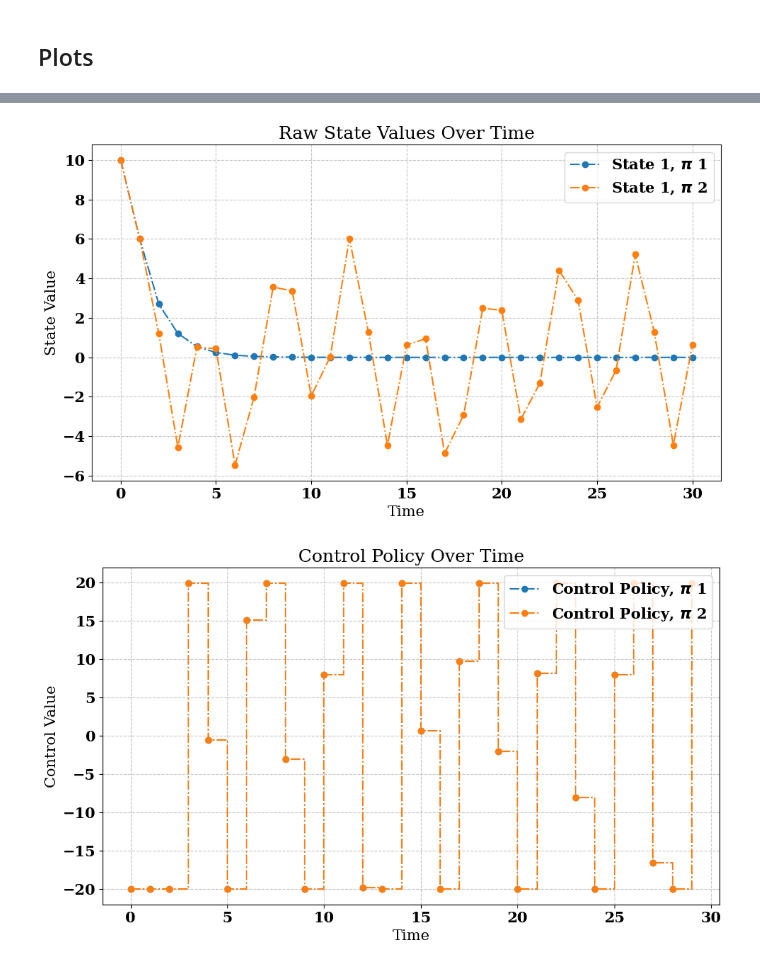
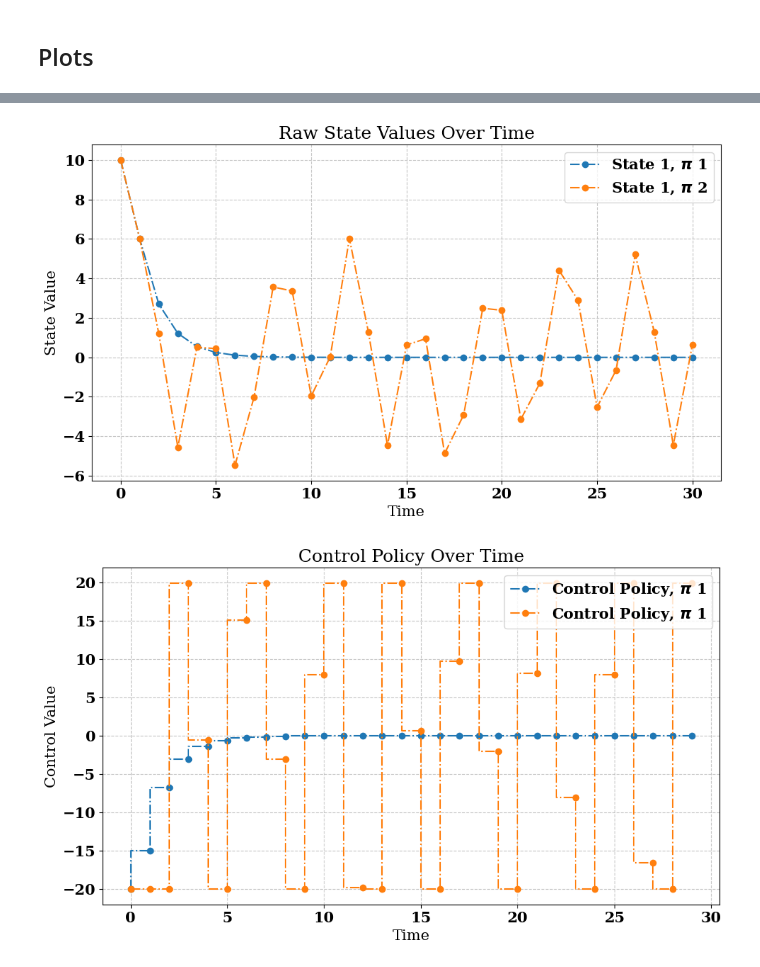
Before and after one commit to mawbray/proaimxsupcon, a Jupyter notebook: src/hybrid_rl.ipynb, the cells around one changed output, grey strips where cells are left out. Cells and saved outputs as stored; diff of their text form; code cells hidden in the pictures.

```diff
--- a/src/hybrid_rl.ipynb
+++ b/src/hybrid_rl.ipynb
@@ -95,6 +145,17 @@ class ModelIntegration:
 ## Functions to be used for projection to control space
 
 def control_proj(y, control_ub=20, control_lb=-20):
+  """
+  Scales and shifts the input tensor `y` to be within the range defined by `control_lb` and `control_ub`.
+
+  Args:
+    y (torch.Tensor): The input tensor to be scaled and shifted.
+    control_ub (float, optional): The upper bound of the control range. Default is 20.
+    control_lb (float, optional): The lower bound of the control range. Default is -20.
+
+  Returns:
+    torch.Tensor: The scaled and shifted tensor.
+  """
   return torch.tensor(control_ub - control_lb) * y + torch.tensor(control_lb)
 
 
@@ -656,10 +789,11 @@ x0_var             = np.sqrt(x0)*1e-12
 theta_var          = np.array([p[key]*0 for key in p])      # currently a deterministic system
 theta              = np.array([p[key] for key in p])
 l2_regc            = 1e-12
+n_runs             = 1
 
-controls, states, obj = {k: {i: None for i in range(5)} for k in range(2)}, {k: {i: None for i in range(5)} for k in range(2)}, {k: {i: None for i in range(5)} for k in range(2)}
+controls, states, obj = {k: {i: None for i in range(n_runs)} for k in range(2)}, {k: {i: None for i in range(n_runs)} for k in range(2)}, {k: {i: None for i in range(n_runs)} for k in range(2)}
 
-for k in range(1):
+for k in range(n_runs):
 
   for j, (hp, dim, network) in enumerate(zip(hypp, dim_, [Net, Net2])):
 
@@ -755,27 +889,29 @@ font = {'family' : 'serif',
 
 plt.rc('font', **font)
 
+index_run= 0
+
 # Plot 1: State and Control Policy Over Time (Normalized)
 plt.figure(figsize=(10, 6))
 for k, (h_xs, h_us) in enumerate(zip(states, controls)):
-  h_xs, h_us = states[k][0], controls[k][0]
+  h_xs, h_us = states[k][index_run], controls[k][index_run]
   tt = np.linspace(0, h_xs.shape[1]-1,h_xs.shape[1])
   for i in range(h_xs.shape[2]):
       plt.plot(tt, h_xs[:, :, i].squeeze() / np.max(np.abs(h_xs[:, :, i])), label=f'State {i+1}, $\pi$ {k+1}', linewidth=1.5, linestyle='-.', marker='o')
-  plt.step(tt[:-1], h_us.squeeze() / np.max(np.abs(h_us.squeeze())), where='post', label=f'Control Policy, $\pi$ {k+1}', linestyle='--', marker='o')
+  plt.step(tt[:-1], h_us.squeeze() / np.max(np.abs(h_us.squeeze())), where='pre', label=f'Control Policy, $\pi$ {k+1}', linestyle='--', marker='o')
 plt.ylabel('Normalized State / Control')
 plt.xlabel('Time')
 plt.title('Normalized States and Control Policy Over Time')
 plt.legend(loc='upper right')
 plt.grid(True, linestyle='--', alpha=0.7)
 plt.tight_layout()
-plt.savefig('state_control_normal.svg')
+plt.savefig(f'state_control_normal_{index_run}.svg')
 plt.show()
 
 # Plot 2: Raw State Values Over Time
 plt.figure(figsize=(10, 6))
 for k, (h_xs, h_us) in enumerate(zip(states, controls)):
-  h_xs, h_us = states[k][0], controls[k][0]
+  h_xs, h_us = states[k][index_run], controls[k][index_run]
   tt = np.linspace(0, h_xs.shape[1]-1,h_xs.shape[1] )
   for i in range(h_xs.shape[2]):
       plt.plot(tt, h_xs[0, :, i], label=f'State {i+1}, $\pi$ {k+1}', linewidth=1.5, linestyle='-.', marker='o')
@@ -785,21 +921,22 @@ plt.title('Raw State Values Over Time')
 plt.legend(loc='upper right')
 plt.grid(True, linestyle='--', alpha=0.7)
 plt.tight_layout()
-plt.savefig('state_trajectory.svg')
+plt.savefig(f'state_trajectory_{index_run}.svg')
 plt.show()
 
 # Plot 3: Control Policy Over Time
 plt.figure(figsize=(10, 6))
-for i, (h_xs, h_us) in enumerate(zip(states, controls)):
-  h_xs, h_us = states[k][0], controls[k][0]
+
+for k, (h_xs, h_us) in enumerate(zip(states, controls)):
+  h_xs, h_us = states[k][index_run], controls[k][index_run]
   tt = np.linspace(0, h_xs.shape[1]-1,h_xs.shape[1] )
-  plt.step(tt[:-1], h_us[0, :, :].squeeze(), where='post', linewidth=1.5, linestyle='-.', marker='o', label=f'Control Policy, $\pi$ {i+1}')
+  plt.step(tt[:-1], h_us.squeeze() , where='pre', linewidth=1.5, linestyle='-.', marker='o', label=f'Control Policy, $\pi$ {i+1}')
 plt.ylabel('Control Value')
 plt.xlabel('Time')
 plt.title('Control Policy Over Time')
 plt.legend(loc='upper right')
 plt.grid(True, linestyle='--', alpha=0.7)
 plt.tight_layout()
-plt.savefig('control_policy.svg')
+plt.savefig(f'control_policy_{index_run}.svg')
 plt.show()
 # %% [output]
@@ -807,2 +944,2 @@ plt.show()
 [figure]
-[figure, old version]
+[figure, new version]
```
Also changed, not shown: parts of 12 cells of this notebook, 12 other files.
